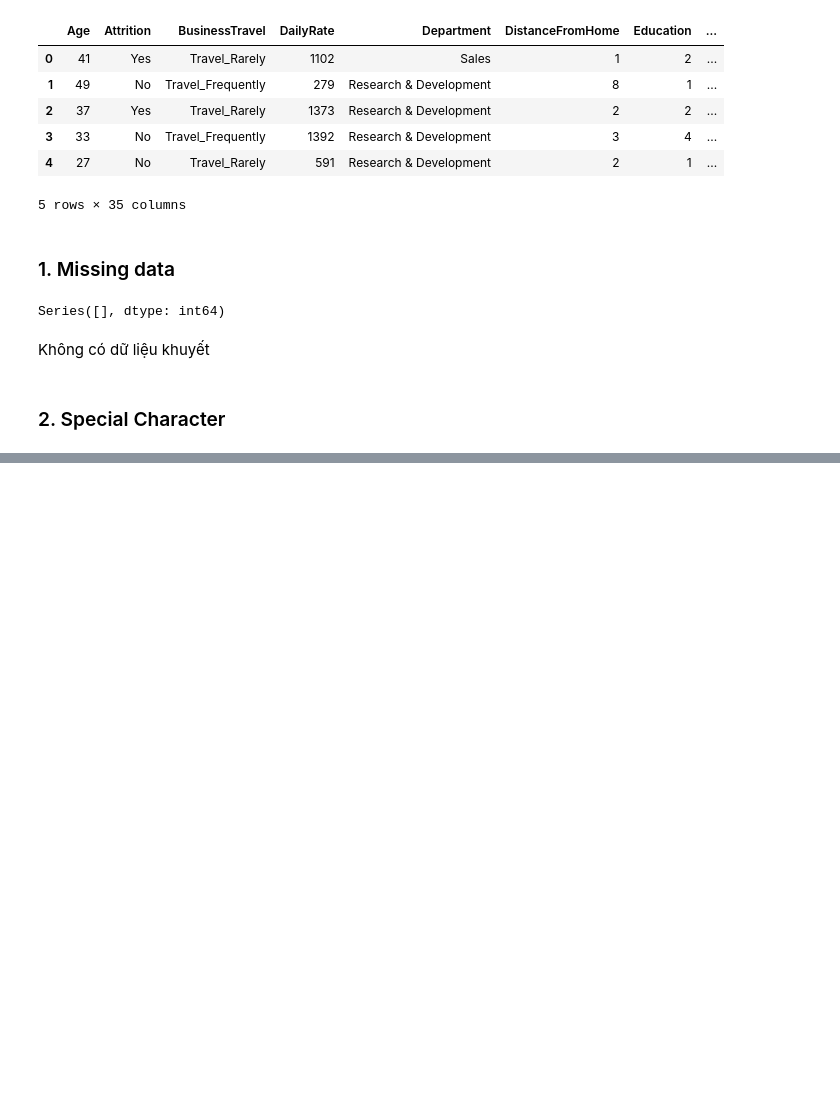
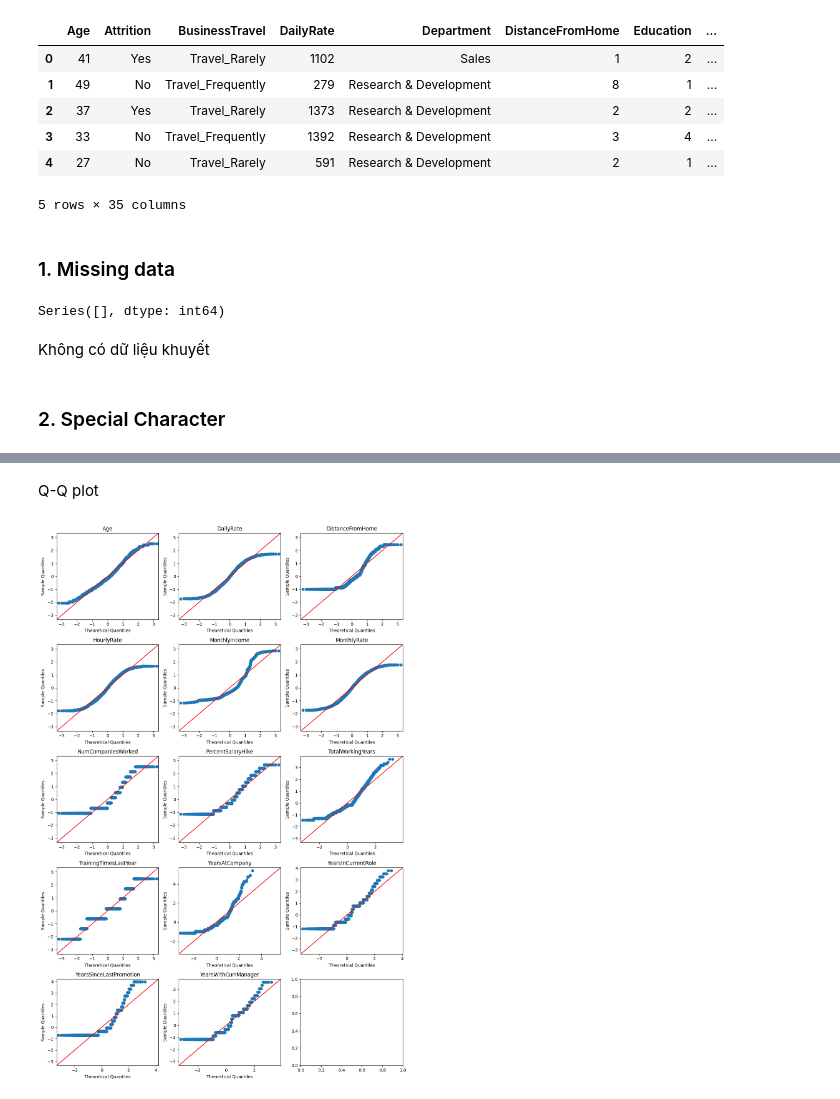
Before and after one commit to duong28022003/EmpAttrition, a Jupyter notebook: Preprocessing.ipynb, the cells around one changed output, grey strips where cells are left out. Cells and saved outputs as stored; diff of their text form; code cells hidden in the pictures; blank space fills up the shorter version.

```diff
--- a/Preprocessing.ipynb
+++ b/Preprocessing.ipynb
@@ -40,0 +105,14 @@ Không có dữ liệu khuyết
+# %% [markdown]
+Q-Q plot
+# %%
+fig, axes = plt.subplots(nrows=5, ncols=3, figsize=(12, 18))
+
+for i, ax in enumerate(axes.flat):
+    if i < len(distr_col):
+        sm.qqplot(df[distr_col[i]], line='45', fit=True, dist=stats.norm, ax=ax)
+        ax.set_title(distr_col[i])
+
+plt.tight_layout()
+plt.show()
+# %% [output]
+[figure, added]
```
Also changed, not shown: parts of 46 cells of this notebook, 1 other file.
